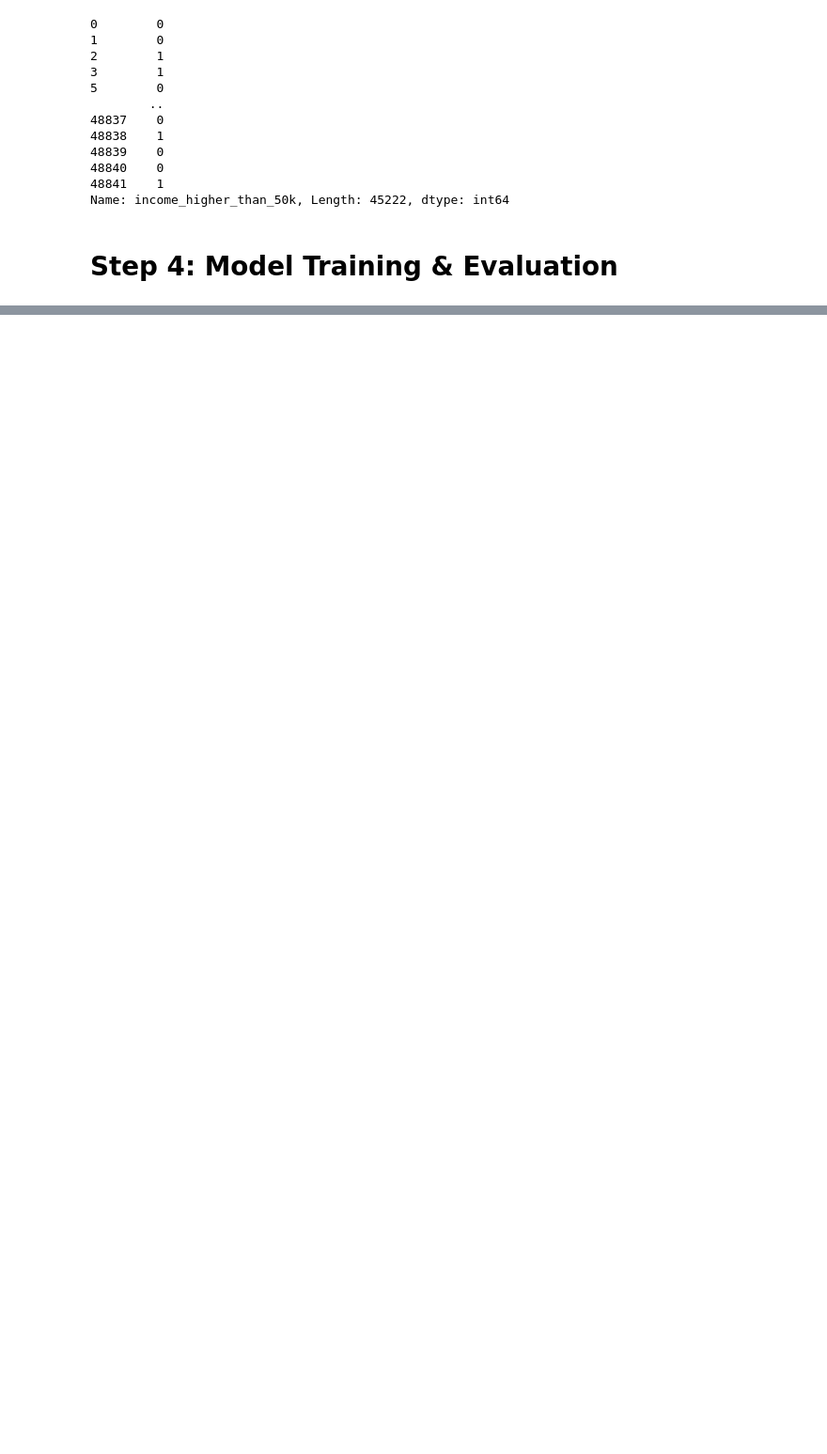
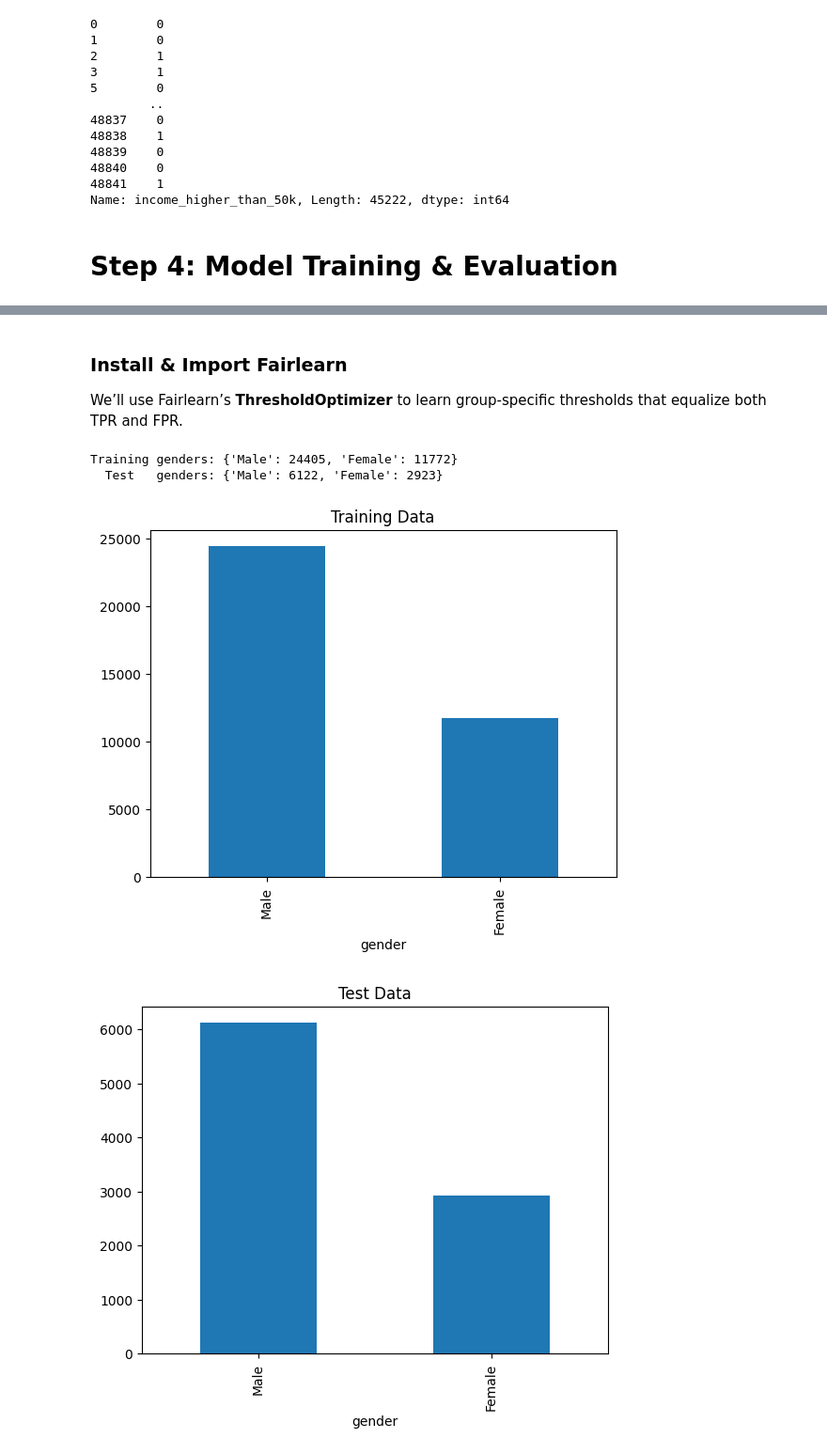
Before and after one commit to fernandobalieiro/JNations-2025, a Jupyter notebook: notebooks/main.ipynb, the cells around one changed output, grey strips where cells are left out. Shown at 94% size. Drawn from its saved outputs; the diff is of its cells as text; code cells hidden in the pictures; blank space fills up the shorter version.

```diff
--- a/notebooks/main.ipynb
+++ b/notebooks/main.ipynb
@@ -565,0 +547,4 @@ KeyboardInterrupt:
+# %% [markdown]
+###  Install & Import Fairlearn
+
+We’ll use Fairlearn’s **ThresholdOptimizer** to learn group-specific thresholds that equalize both TPR and FPR.
@@ -565,0 +557,19 @@ KeyboardInterrupt:
+# %%
+# Extract gender series aligned to train/test splits
+gender_train = df.loc[X_train.index, 'gender']   # or 'gender' if that's your column name
+gender_test  = df.loc[X_test.index,  'gender']
+
+# Quick sanity check
+print("Training genders:", gender_train.value_counts().to_dict())
+print("  Test   genders:", gender_test.value_counts().to_dict())
+
+gender_train.value_counts().plot(kind="bar", title='Training Data')
+plt.show()
+
+gender_test.value_counts().plot(kind='bar', title='Test Data')
+plt.show()
+# %% [output]
+Training genders: {'Male': 24405, 'Female': 11772}
+  Test   genders: {'Male': 6122, 'Female': 2923}
+[figure, added]
+[figure, added]
```
Also changed, not shown: parts of 57 cells of this notebook.
